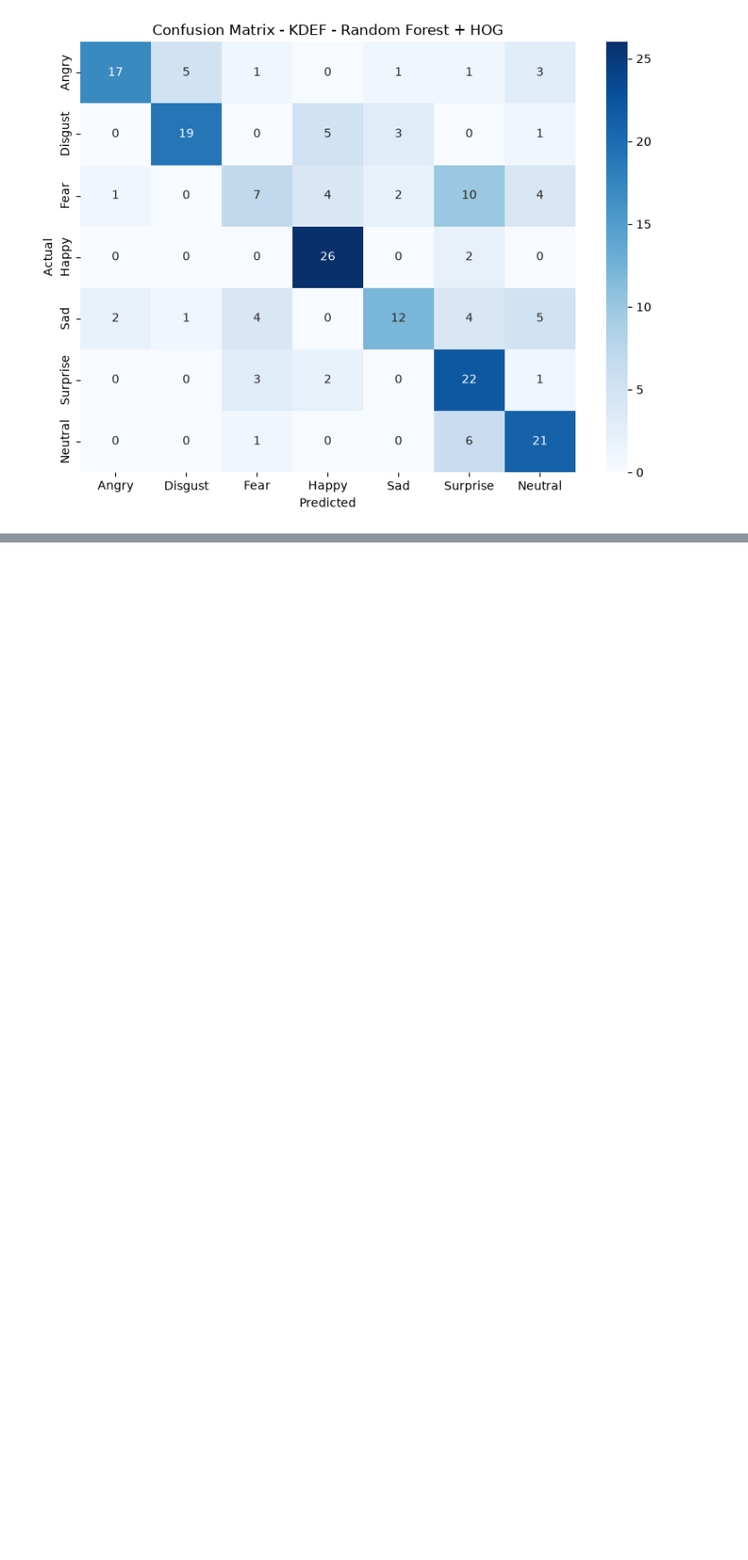
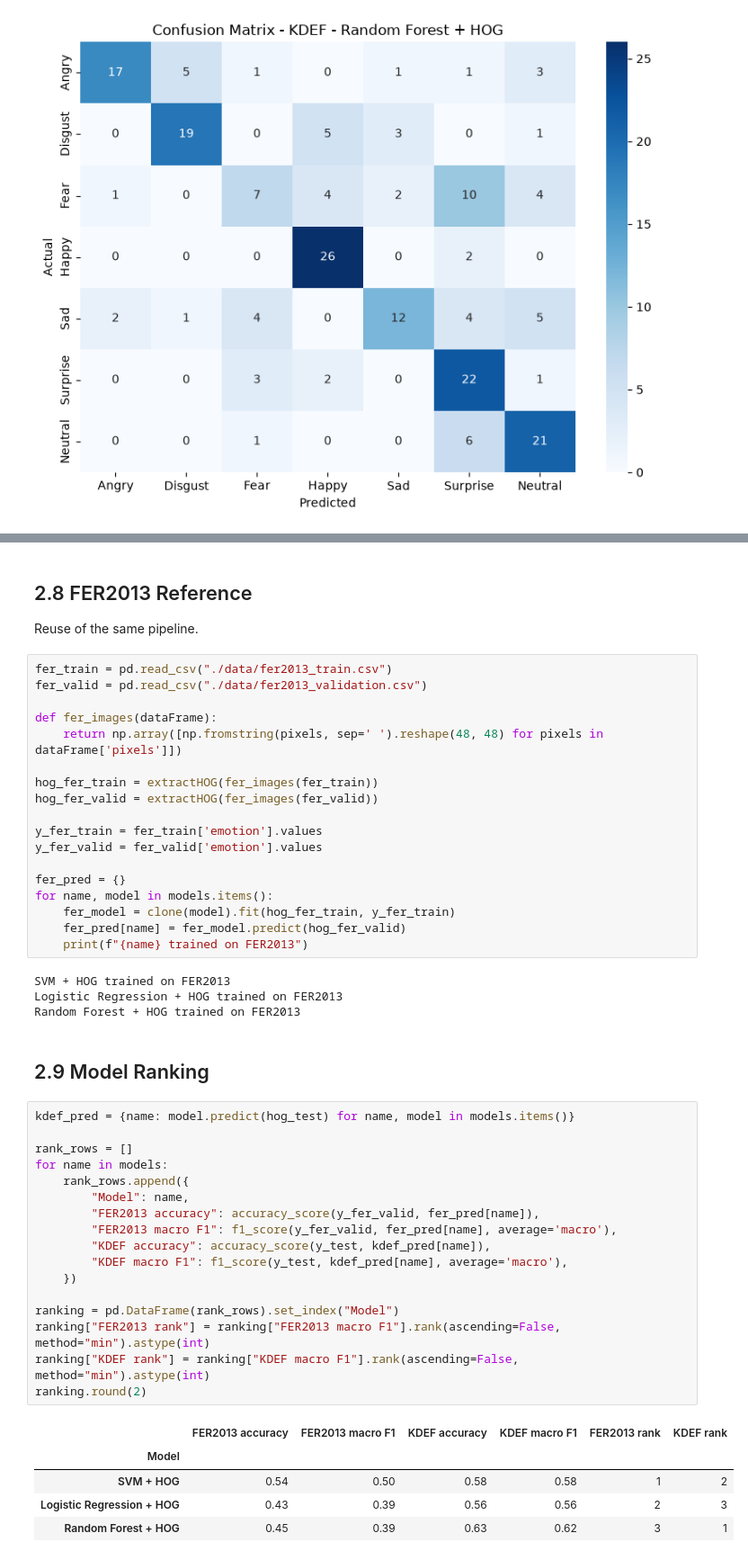
Before and after one commit to kostasparma/Emotion_Recognition_ML, a Jupyter notebook: Task2.ipynb, the cells around one changed output, grey strips where cells are left out. Shown at 90% size. Cells and saved outputs as stored; diff of their text form; blank space fills up the shorter version.

```diff
--- a/Task2.ipynb
+++ b/Task2.ipynb
@@ -326,0 +350,50 @@ weighted avg       0.64      0.63      0.62       196
+# %% [markdown]
+## 2.8 FER2013 Reference
+Reuse of the same pipeline.
+# %%
+fer_train = pd.read_csv("./data/fer2013_train.csv")
+fer_valid = pd.read_csv("./data/fer2013_validation.csv")
+
+def fer_images(dataFrame):
+    return np.array([np.fromstring(pixels, sep=' ').reshape(48, 48) for pixels in dataFrame['pixels']])
+
+hog_fer_train = extractHOG(fer_images(fer_train))
+hog_fer_valid = extractHOG(fer_images(fer_valid))
+
+y_fer_train = fer_train['emotion'].values
+y_fer_valid = fer_valid['emotion'].values
+
+fer_pred = {}
+for name, model in models.items():
+    fer_model = clone(model).fit(hog_fer_train, y_fer_train)
+    fer_pred[name] = fer_model.predict(hog_fer_valid)
+    print(f"{name} trained on FER2013")
+# %% [output]
+SVM + HOG trained on FER2013
+Logistic Regression + HOG trained on FER2013
+Random Forest + HOG trained on FER2013
+# %% [markdown]
+## 2.9 Model Ranking
+# %%
+kdef_pred = {name: model.predict(hog_test) for name, model in models.items()}
+
+rank_rows = []
+for name in models:
+    rank_rows.append({
+        "Model": name,
+        "FER2013 accuracy": accuracy_score(y_fer_valid, fer_pred[name]),
+        "FER2013 macro F1": f1_score(y_fer_valid, fer_pred[name], average='macro'),
+        "KDEF accuracy": accuracy_score(y_test, kdef_pred[name]),
+        "KDEF macro F1": f1_score(y_test, kdef_pred[name], average='macro'),
+    })
+
+ranking = pd.DataFrame(rank_rows).set_index("Model")
+ranking["FER2013 rank"] = ranking["FER2013 macro F1"].rank(ascending=False, method="min").astype(int)
+ranking["KDEF rank"] = ranking["KDEF macro F1"].rank(ascending=False, method="min").astype(int)
+ranking.round(2)
+# %% [output]
+|  | FER2013 accuracy | FER2013 macro F1 | KDEF accuracy | KDEF macro F1 | FER2013 rank | KDEF rank |
+| Model |  |  |  |  |  |  |
+| SVM + HOG | 0.54 | 0.50 | 0.58 | 0.58 | 1 | 2 |
+| Logistic Regression + HOG | 0.43 | 0.39 | 0.56 | 0.56 | 2 | 3 |
+| Random Forest + HOG | 0.45 | 0.39 | 0.63 | 0.62 | 3 | 1 |
```
Also changed, not shown: parts of 5 cells of this notebook, 13 other files.
